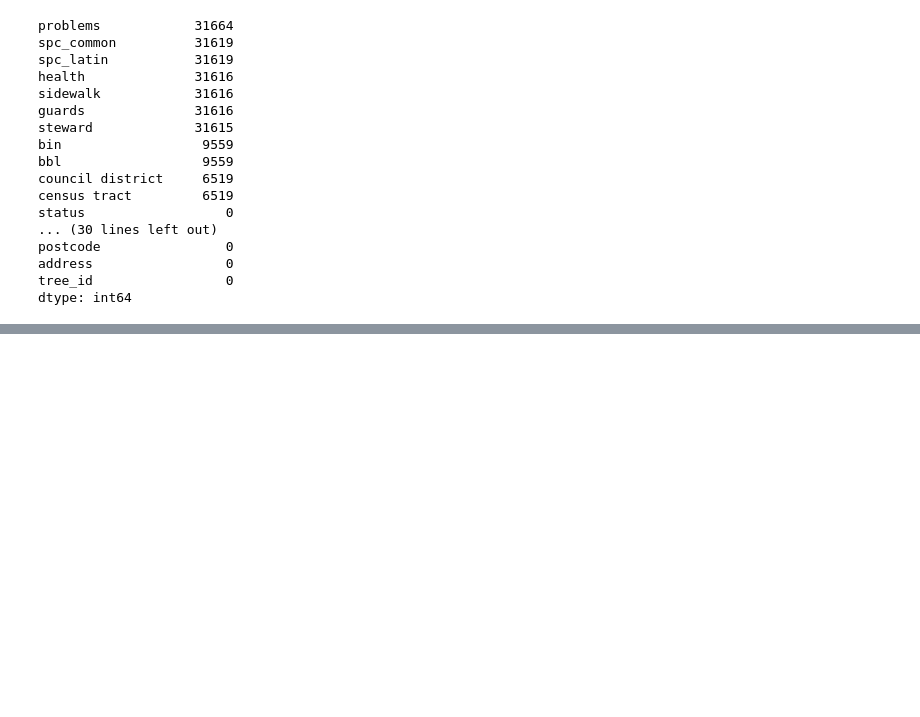
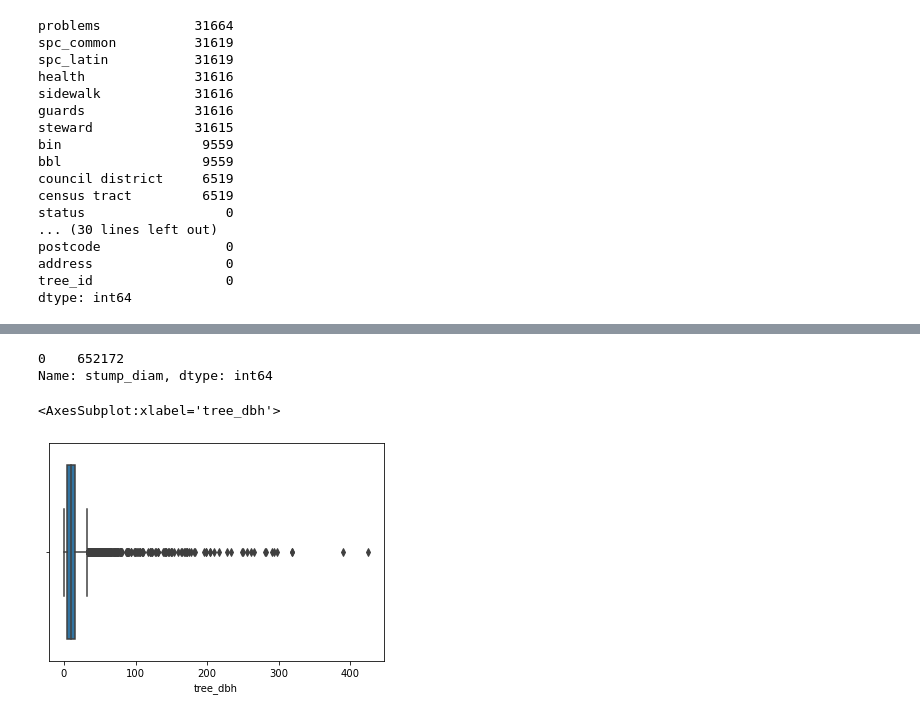
Before and after one commit to enk147/Capstone2, a Jupyter notebook: Capstone2_Data_Wrangling.ipynb, the cells around one changed output, grey strips where cells are left out. Cells and saved outputs as stored; diff of their text form; code cells hidden in the pictures; blank space fills up the shorter version.

```diff
--- a/Capstone2_Data_Wrangling.ipynb
+++ b/Capstone2_Data_Wrangling.ipynb
@@ -103,6 +79,0 @@ data = data[~((data.health.isnull()) & (data.status=='Alive'))]
-# %%
-# Fill remaining null health value with status
-data.health.fillna(data.status, inplace=True)
-# %%
-# Drop status column
-data.drop('status', axis=1, inplace=True)
@@ -145,3 +111,7 @@ dtype: object
+# %%
+# Change non-numeric columns to object type
+for col in ['block_id', 'postcode', 'community board', 'borocode','cncldist', 'st_assem', 'st_senate', 'boro_ct', 'latitude', 'longitude', 'x_sp', 'y_sp', 'council district', 'census tract', 'bin', 'bbl']:
+    data[col] = data[col].astype('object')
 # %%
 # Change date type
 data['created_at'] = pd.to_datetime(data['created_at'], format='%m/%d/%Y')
@@ -165,5 +117,0 @@ data.select_dtypes(['int64','float64']).describe()
-# %%
-# Look at distribution of numeric variables
-sns.set()
-data.select_dtypes(['int64','float64']).hist(figsize= (15,15))
-plt.show();
@@ -181,0 +153,12 @@ data.select_dtypes('object').describe()
+# %%
+# Check stump_diam values
+data.stump_diam.value_counts()
+# %% [output]
+0    652172
+Name: stump_diam, dtype: int64
+# %%
+# Check tree_dbh
+sns.boxplot(x='tree_dbh', data=data)
+# %% [output]
+<AxesSubplot:xlabel='tree_dbh'>
+[figure, added]
```
Also changed, not shown: parts of 37 cells of this notebook.
